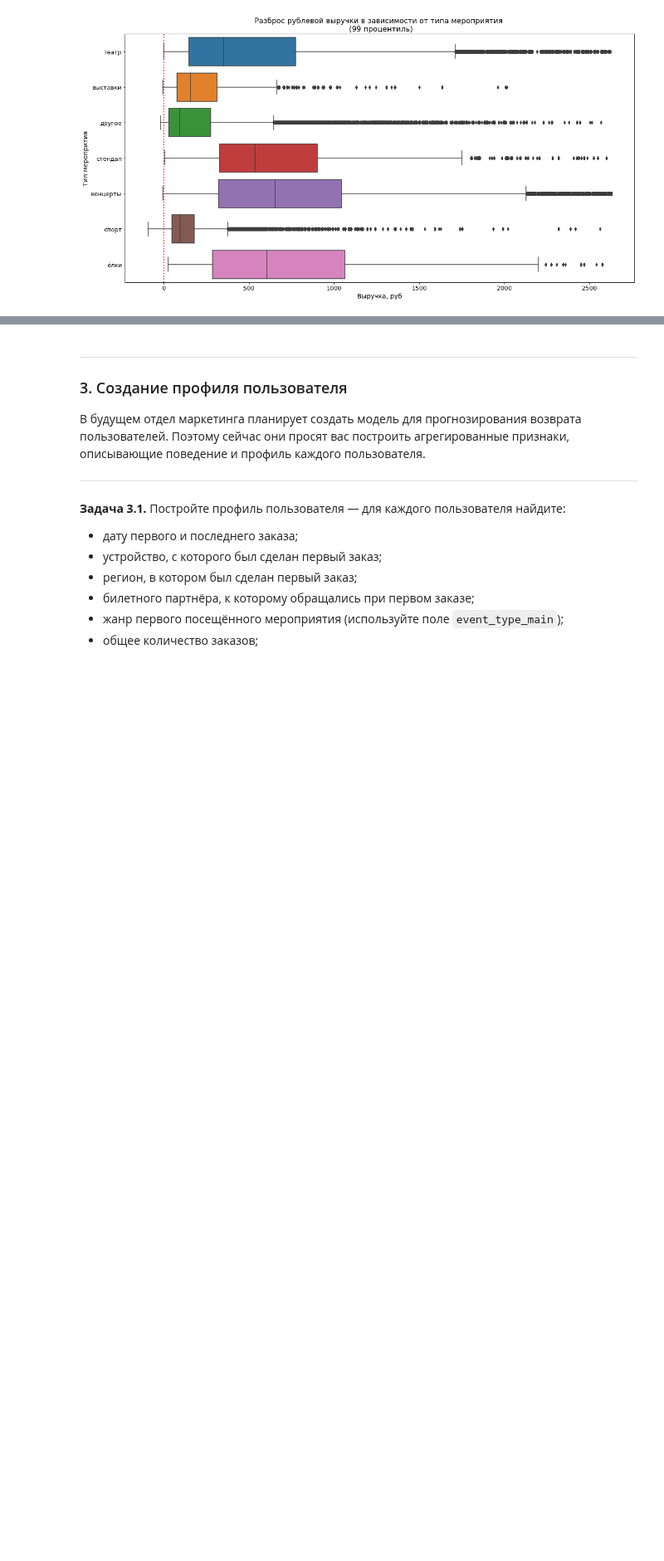
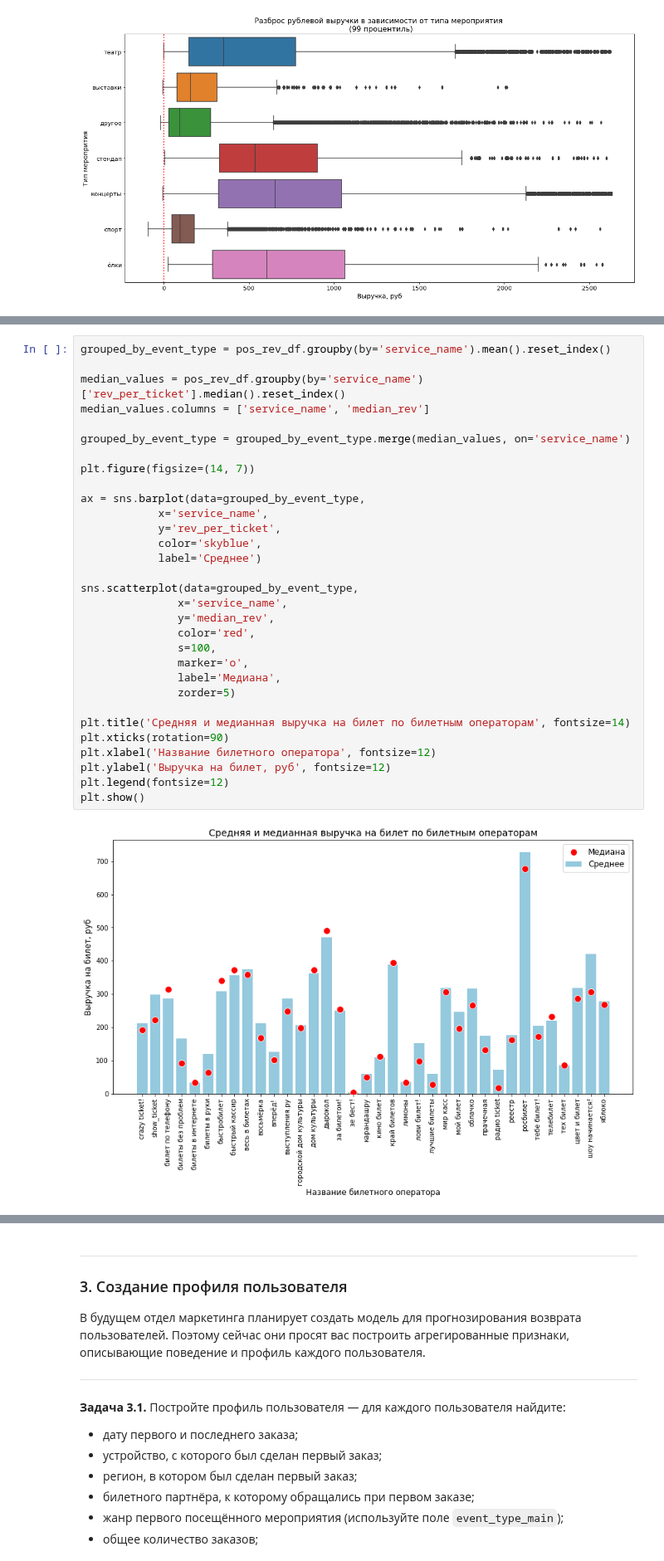
Before and after one commit to blbl-blbl/yandex_practicum_Data_Science_Course, a Jupyter notebook: Module_2_Python_Preprocessing/Final_project_of_2_module.ipynb, the cells around one changed output, grey strips where cells are left out. Shown at 83% size. Saved outputs shown, nothing was run; the diff lists cells and outputs as text; blank space fills up the shorter version.

```diff
--- a/Module_2_Python_Preprocessing/Final_project_of_2_module.ipynb
+++ b/Module_2_Python_Preprocessing/Final_project_of_2_module.ipynb
@@ -392,0 +392,33 @@ plt.show()
+# %%
+grouped_by_event_type = pos_rev_df.groupby(by='service_name').mean().reset_index()
+
+median_values = pos_rev_df.groupby(by='service_name')['rev_per_ticket'].median().reset_index()
+median_values.columns = ['service_name', 'median_rev']
+
+grouped_by_event_type = grouped_by_event_type.merge(median_values, on='service_name')
+
+plt.figure(figsize=(14, 7))
+
+ax = sns.barplot(data=grouped_by_event_type,
+            x='service_name',
+            y='rev_per_ticket',
+            color='skyblue',
+            label='Среднее')
+
+sns.scatterplot(data=grouped_by_event_type,
+               x='service_name',
+               y='median_rev',
+               color='red',
+               s=100,
+               marker='o',
+               label='Медиана',
+               zorder=5)
+
+plt.title('Средняя и медианная выручка на билет по билетным операторам', fontsize=14)
+plt.xticks(rotation=90)
+plt.xlabel('Название билетного оператора', fontsize=12)
+plt.ylabel('Выручка на билет, руб', fontsize=12)
+plt.legend(fontsize=12)
+plt.show()
+# %% [output]
+[figure, added]
```
Also changed, not shown: parts of 30 cells of this notebook.
